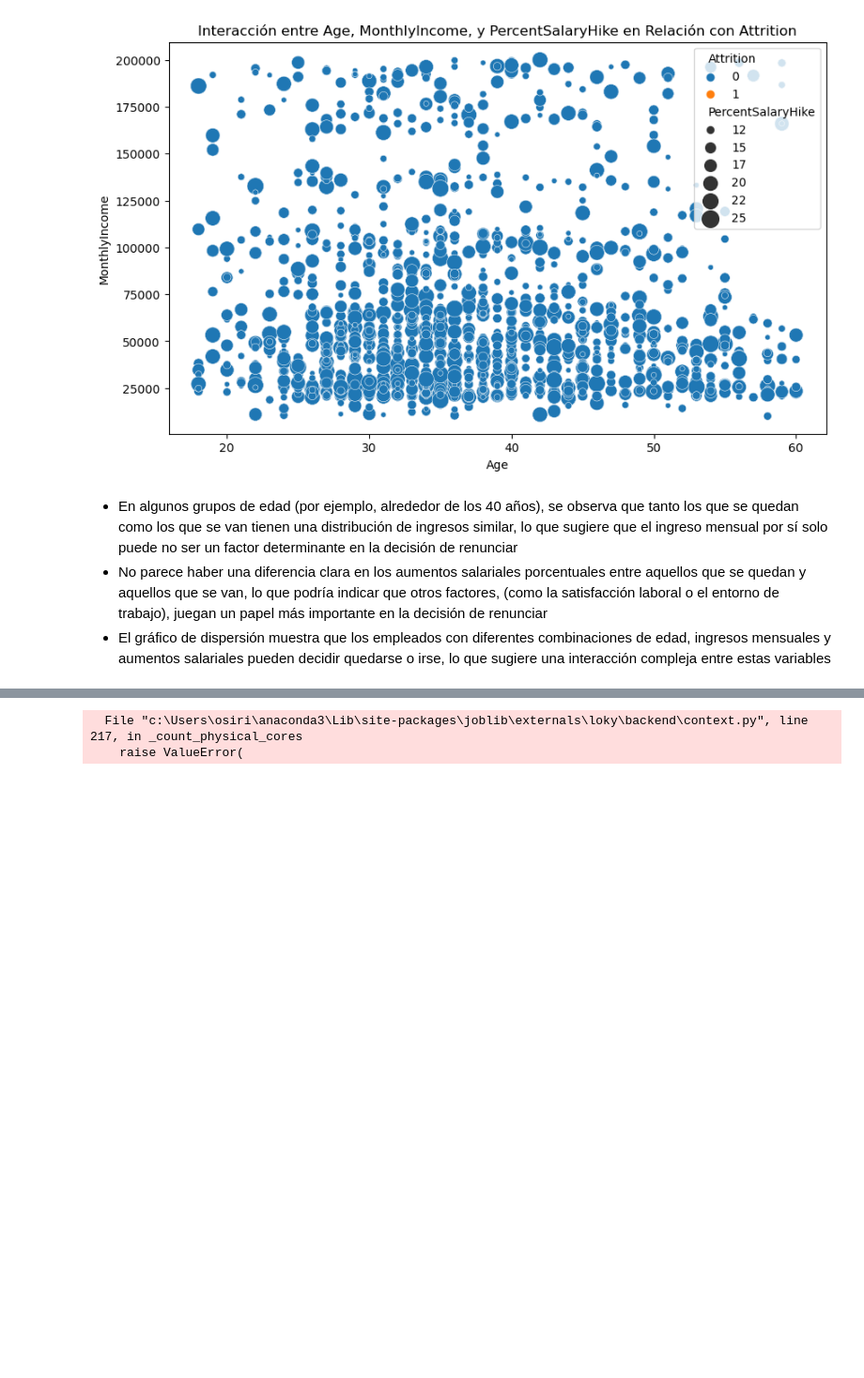
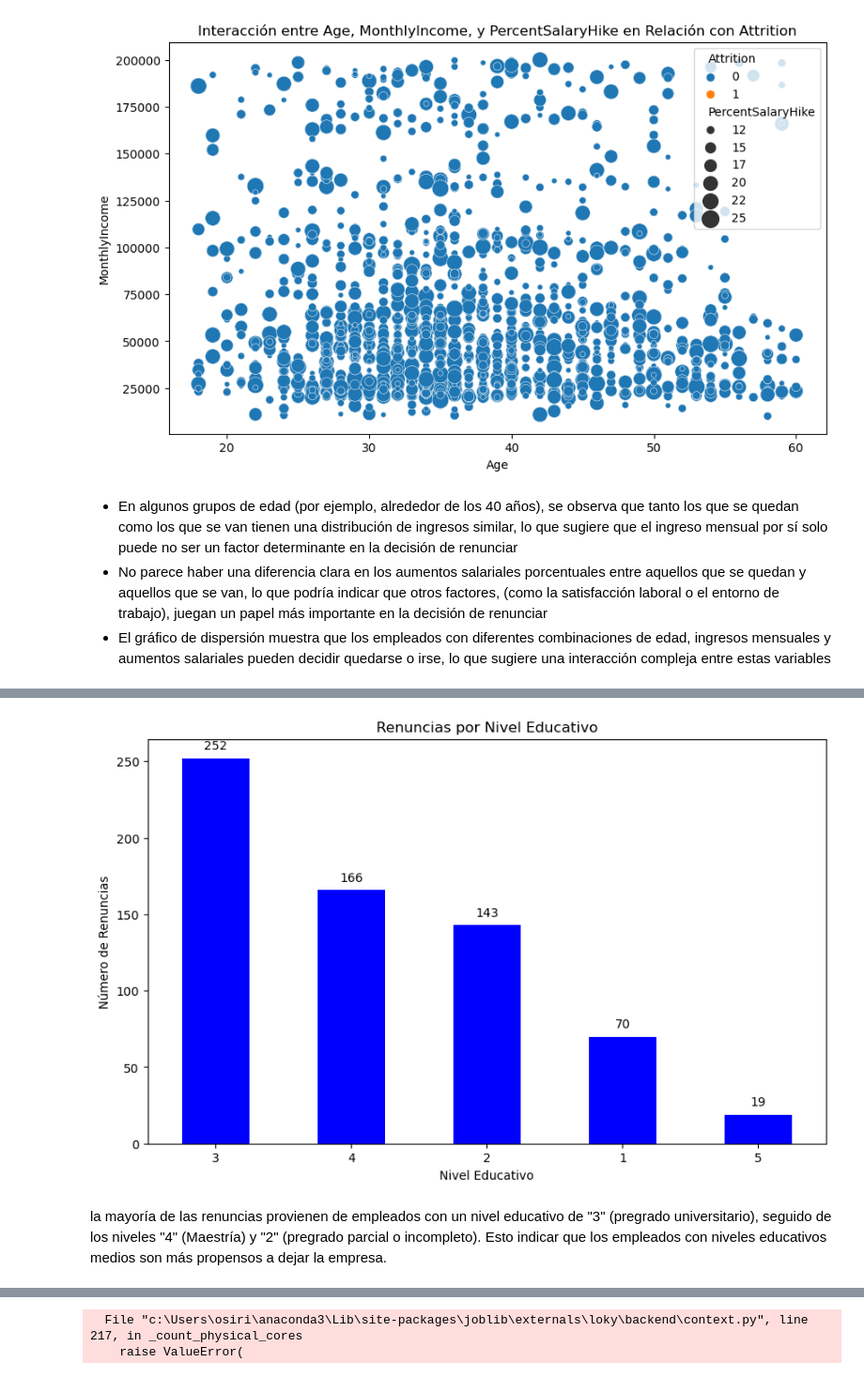
Before and after one commit to osiris-contreras/Anal-tica-en-Recursos-Humanos, a Jupyter notebook: analisis_exploratorio.ipynb, the cells around one changed output, grey strips where cells are left out. Shown at 94% size. Saved outputs shown, nothing was run; the diff lists cells and outputs as text; code cells hidden in the pictures; blank space fills up the shorter version.

```diff
--- a/analisis_exploratorio.ipynb
+++ b/analisis_exploratorio.ipynb
@@ -117,0 +225,29 @@ plt.show()
+# %%
+# Contar la cantidad de renuncias por nivel educativo
+renuncias_educativo = df_completo[df_completo['Attrition'] == 1]['Education'].value_counts()
+
+# Crear la figura
+plt.figure(figsize=(10, 6))
+
+# Generar el gráfico de barras
+ax = renuncias_educativo.plot(kind='bar', color='blue')
+
+# Añadir el título y etiquetas
+plt.title('Renuncias por Nivel Educativo')
+plt.xlabel('Nivel Educativo')
+plt.ylabel('Número de Renuncias')
+
+# Añadir los valores en la parte superior de cada barra
+for p in ax.patches:
+    ax.annotate(str(int(p.get_height())), (p.get_x() + p.get_width() / 2., p.get_height()),
+                ha='center', va='center', xytext=(0, 10), textcoords='offset points')
+
+# Rotar las etiquetas del eje x si es necesario
+plt.xticks(rotation=0)
+
+# Mostrar el gráfico
+plt.show()
+# %% [output]
+[figure, added]
+# %% [markdown]
+la mayoría de las renuncias provienen de empleados con un nivel educativo de "3" (pregrado universitario), seguido de los niveles "4" (Maestría) y "2" (pregrado parcial o incompleto). Esto indicar que los empleados con  niveles educativos medios son más propensos a dejar la empresa.
```
Also changed, not shown: parts of 22 cells of this notebook.
